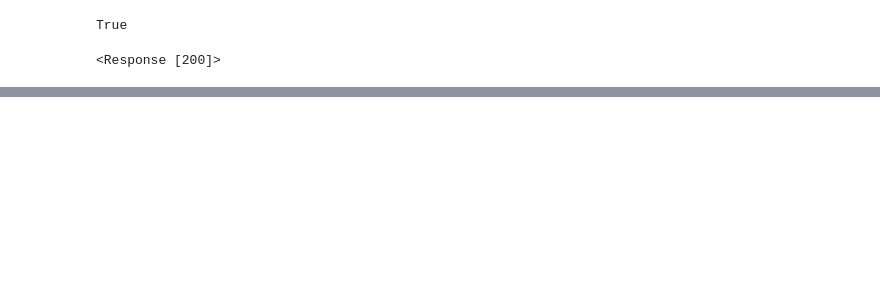
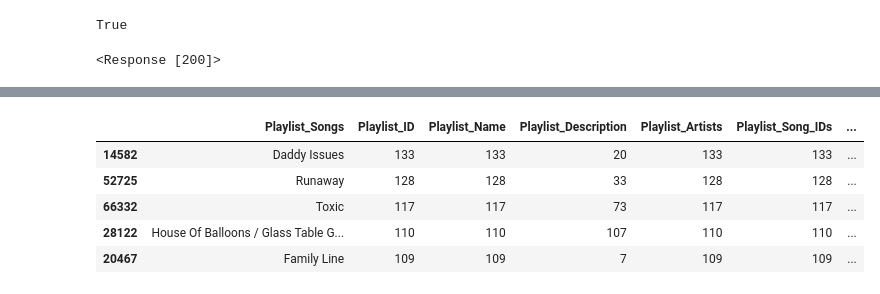
Before and after one commit to trenton-slocum/Playlist-Generator-GPT2Med, a Jupyter notebook: lyric_scraper.ipynb, the cells around one changed output, grey strips where cells are left out. Drawn from its saved outputs; the diff is of its cells as text; code cells hidden in the pictures; blank space fills up the shorter version.

```diff
--- a/lyric_scraper.ipynb
+++ b/lyric_scraper.ipynb
@@ -54,7 +71,12 @@ playlist_data_full.head()
 # %%
-genius_url_cache = {}  # {(song_title, artist): genius_url}
-lyrics_cache = {}  # {genius_url: lyrics}
+# lyrics_cache = {}  # {genius_url: lyrics}
 failed_song_counts = {}  # Dictionary to track missing songs
+# %%
+if failed_song_counts:
+    print("\n🔹 **Most Frequently Missing Songs** 🔹")
+    sorted_missing_songs = sorted(failed_song_counts.items(), key=lambda x: x[1], reverse=True)
+    for (song, artist), count in sorted_missing_songs[:10]:  # Show top 10 missing songs
+        print(f"{song.title()} by {artist.title()} - Missing {count} times")
 # %%
 import time
 import lyricscraper as ls
@@ -100,8 +122,26 @@ def fetch_lyrics(genius_url):
 
 for playlist_name, songs, artists in zip(playlist_data['Playlist_Name'], playlist_data['Playlist_Songs'], playlist_data['Playlist_Artists']):
     print(f"Grabbing Genius URLs for playlist: {playlist_name}")
+    words = ['instrumental',
+             'classical',
+             'lofi',
+             'lullaby version',
+             'lo fi',
+             'hz',
+             'french',
+             'slavic',
+             'russian']
+    success = False
+    if any(x in playlist_name.lower() for x in words):
+        print(f"Skipping {playlist_name}")
+        genius_urls = [None] * len(songs)
+        with concurrent.futures.ThreadPoolExecutor() as executor:
+            lyrics_list = list(executor.map(fetch_lyrics, genius_urls))
 
-    success = False
+        playlist_lyrics.append(lyrics_list)  # or extend(lyrics_list) if you want a flat list
+
+        success = True
+
     while not success:
         try:
             # Use ThreadPoolExecutor to parallelize Genius URL fetching
@@ -117,6 +157,7 @@ for playlist_name, songs, artists in zip(playlist_data['Playlist_Name'], playlis
             success = True  # If everything is successful, exit the retry loop
 
         except Exception as e:
+            print(e)
             print(f"Error processing playlist '{playlist_name}': {e}. Retrying...")
             time.sleep(5)  # Optional delay before retrying
 
@@ -157,0 +222,11 @@ len(genius_url_cache)
+# %%
+exploded_data = playlist_data.explode(["Playlist_Artists", "Playlist_Songs", "Playlist_Song_IDs", "Playlist_Lyrics"], ignore_index=True)
+# %%
+exploded_data.groupby('Playlist_Songs').count().reset_index().sort_values(by='Playlist_ID', ascending=False).head(5)
+# %% [output]
+|  | Playlist_Songs | Playlist_ID | Playlist_Name | Playlist_Description | Playlist_Artists | Playlist_Song_IDs | ... |
+| 14582 | Daddy Issues | 133 | 133 | 20 | 133 | 133 | ... |
+| 52725 | Runaway | 128 | 128 | 33 | 128 | 128 | ... |
+| 66332 | Toxic | 117 | 117 | 73 | 117 | 117 | ... |
+| 28122 | House Of Balloons / Glass Table G... | 110 | 110 | 107 | 110 | 110 | ... |
+| 20467 | Family Line | 109 | 109 | 7 | 109 | 109 | ... |
```
Also changed, not shown: parts of 14 cells of this notebook, 2 other files.
